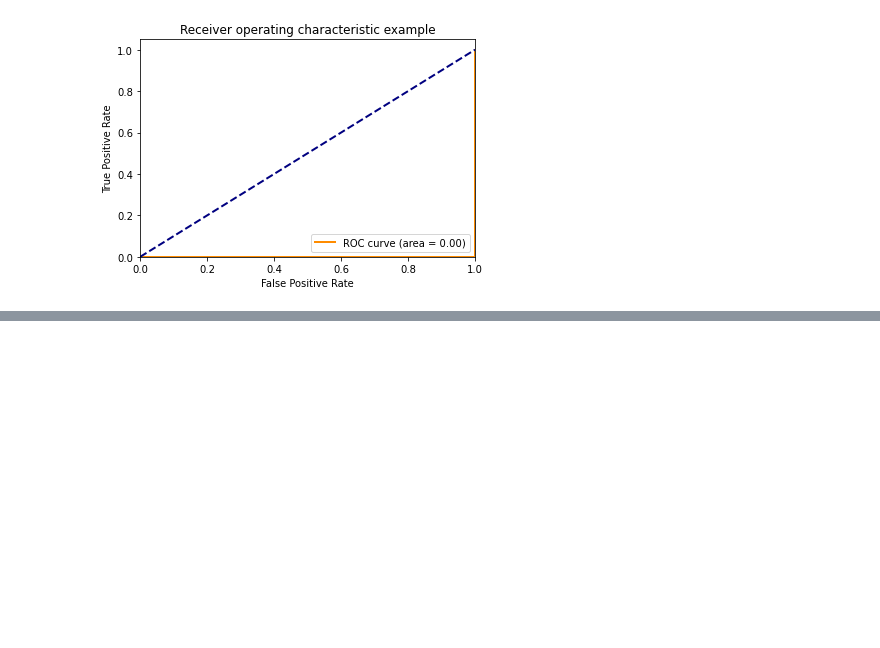
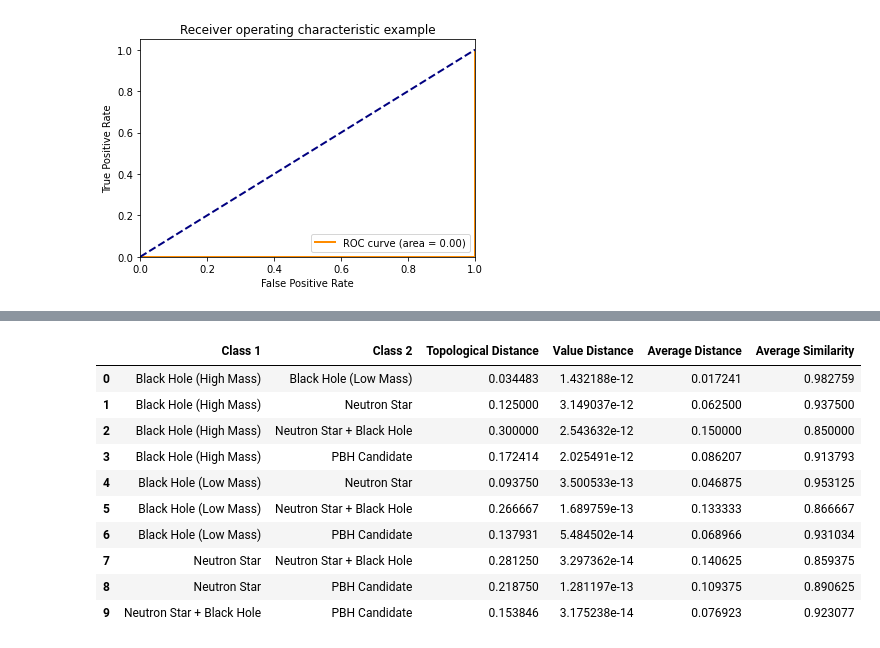
Before and after one commit to animikhroy/rk_toolkit_pipeline_diagrams, a Jupyter notebook: 02_notebooks/rk_gw_mma/ligo_secondary_analysis.ipynb, the cells around one changed output, grey strips where cells are left out. Cells and saved outputs as stored; diff of their text form; code cells hidden in the pictures; blank space fills up the shorter version.

```diff
--- a/02_notebooks/rk_gw_mma/ligo_secondary_analysis.ipynb
+++ b/02_notebooks/rk_gw_mma/ligo_secondary_analysis.ipynb
@@ -512,0 +568,25 @@ Extracted features. Took 3.8476779460906982 seconds. 0.04228217523176592 seconds
+# %%
+import itertools
+from rktoolkit.functions.distance import mahalanobis, jaccard
+
+dist = []
+for a, b in itertools.combinations(average_rk, 2):
+    ag, bg = average_rk[a].get(), average_rk[b].get()
+    vdist = distance.cosine(average_graph[a], average_graph[b])
+    edist = jaccard(ag.nodes, bg.nodes)
+    #edist = ag.edge_distance(bg)
+    dist.append([a,b, edist, vdist, (vdist+edist)/2, 1-((vdist+edist)/2)])
+
+pd.DataFrame(dist, columns=["Class 1", "Class 2", "Topological Distance", "Value Distance", "Average Distance", "Average Similarity"])
+# %% [output]
+|  | Class 1 | Class 2 | Topological Distance | Value Distance | Average Distance | Average Similarity |
+| 0 | Black Hole (High Mass) | Black Hole (Low Mass) | 0.034483 | 1.432188e-12 | 0.017241 | 0.982759 |
+| 1 | Black Hole (High Mass) | Neutron Star | 0.125000 | 3.149037e-12 | 0.062500 | 0.937500 |
+| 2 | Black Hole (High Mass) | Neutron Star + Black Hole | 0.300000 | 2.543632e-12 | 0.150000 | 0.850000 |
+| 3 | Black Hole (High Mass) | PBH Candidate | 0.172414 | 2.025491e-12 | 0.086207 | 0.913793 |
+| 4 | Black Hole (Low Mass) | Neutron Star | 0.093750 | 3.500533e-13 | 0.046875 | 0.953125 |
+| 5 | Black Hole (Low Mass) | Neutron Star + Black Hole | 0.266667 | 1.689759e-13 | 0.133333 | 0.866667 |
+| 6 | Black Hole (Low Mass) | PBH Candidate | 0.137931 | 5.484502e-14 | 0.068966 | 0.931034 |
+| 7 | Neutron Star | Neutron Star + Black Hole | 0.281250 | 3.297362e-14 | 0.140625 | 0.859375 |
+| 8 | Neutron Star | PBH Candidate | 0.218750 | 1.281197e-13 | 0.109375 | 0.890625 |
+| 9 | Neutron Star + Black Hole | PBH Candidate | 0.153846 | 3.175238e-14 | 0.076923 | 0.923077 |
```
Also changed, not shown: parts of 8 cells of this notebook, 1 other file.
